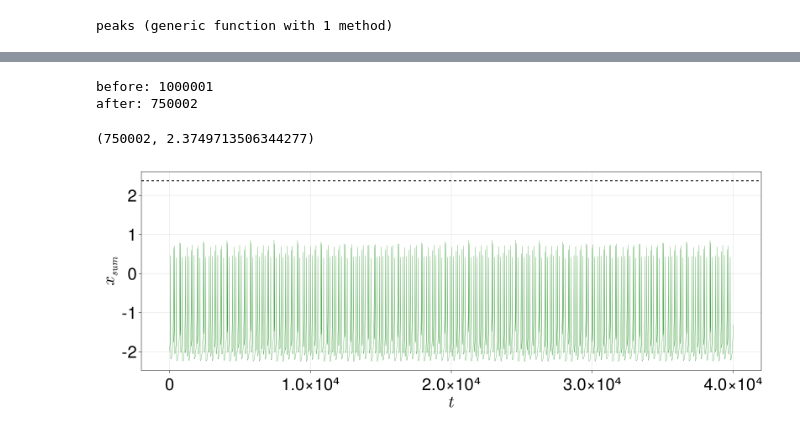
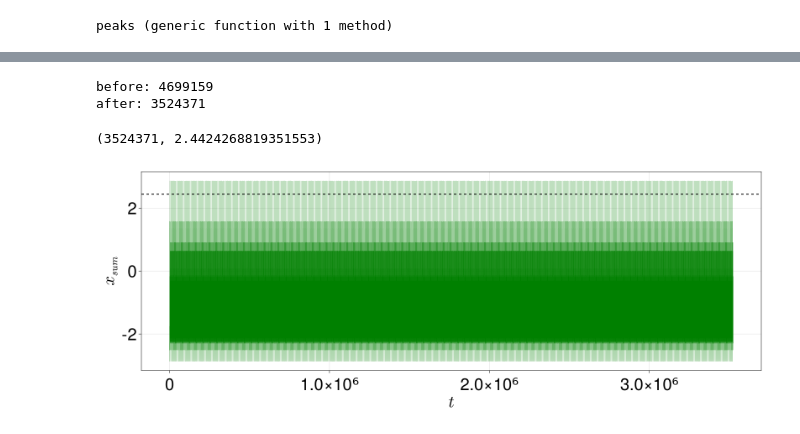
Before and after one commit to SergeyNovak777/dynamical-systems, a Jupyter notebook: Hindmarrh Rose/timeseries, projection/EE in chaos.ipynb, the cells around one changed output, grey strips where cells are left out. Saved outputs shown, nothing was run; the diff lists cells and outputs as text; code cells hidden in the pictures.

```diff
--- a/Hindmarrh Rose/timeseries, projection/EE in chaos.ipynb
+++ b/Hindmarrh Rose/timeseries, projection/EE in chaos.ipynb
@@ -43,10 +43,9 @@ end
 # %% [output]
 peaks (generic function with 1 method)
 # %%
-tspan = (0.0, 150000.0)
-
-a = 1.; b = 3.; c = 1.; d = 5.;
-xr = -1.6; r = 0.01; s = 5.; I = 4.; xv = 2.;
-k1, k2 = -0.05, -0.05;
-k = 0.0
+a = 1.0; b = 3.0; c = 1.0; d = 5.0
+xr = -1.6; r = 0.01; s = 5.0; I = 4.0; xv = 2.0
+k1= -0.17; k2 = -0.17
+k = 0.3318
+tspan = (0.0, 300000.0)
 # %% [output]
@@ -54,5 +55,11 @@ k = 0.0
 # %%
-p = SA[a, b, c, d, s, xr, r, I, xv, k1, k2, k]
-condition = SA[-1.5, 0.0, 0.0, -2.5, 0.0, 0.0]
+p = SA[a, b, c, d, s, xr, r, I, xv, k1, k2, 0.3318]
+condition = SA[-0.04471856203156402,
+   0.9930479522101472,
+   4.4905558028862576,
+  -1.6784956837442249,
+ -12.985436806629679,
+   4.185702440686755
+]
 # %% [output]
 6-element SVector{6, Float64} with indices SOneTo(6):
@@ -65,2 +76,3 @@ condition = SA[-1.5, 0.0, 0.0, -2.5, 0.0, 0.0]
 # %%
 prob = ODEProblem(HR, condition, tspan, p)
+sol = solve(prob, AutoVern9(Rodas5()), abstol = 1e-11, reltol = 1e-11, maxiters = 10000000);
@@ -77,2 +78,0 @@ u0: 6-element SVector{6, Float64} with indices SOneTo(6):
-# %%
-sol = solve(prob, Vern9(), adaptive = false, dt = 0.1,  abstol = 1e-14, reltol = 1e-14, maxiters = 50000000);
@@ -102,25 +82,20 @@ println("before: ", length(xsum))
 
 xsum = xsum[floor(Int, length(xsum) / 4):end ]
 println("after: ", length(xsum))
+
+Hs1 = Hs(xsum, 6)
+length(xsum), Hs1
 # %% [output]
-before: 1000001
-after: 750002
+before: 4699159
+after: 3524371
+(3524371, 2.4424268819351553)
-# %%
-Hs1 = Hs(xsum, 6)
-length(xsum), Hs1
-# %% [output]
-(750002, 2.3749713506344277)
 # %%
+ts, tf = 1, 3524371
 f = Figure(resolution = (1600, 600), fontsize = 40)
 ax = Axis(f[1, 1], xlabel = L"t", ylabel = L"x_{sum}")
-
-ts, tf = 50000, 90000
-
-lines!(ax, xsum[ts:tf], linewidth = 0.5, color = "green")
-
+lines!(ax, xsum[ts:end], linewidth = 0.5, color = "green")
 hlines!(Hs1, color = "black", linewidth = 2.0, linestyle = :dash)
-
 f
 # %% [output]
-[figure, old version]
+[figure, new version]
 # %%
```
Also changed, not shown: parts of 12 cells of this notebook, 11 other files.
